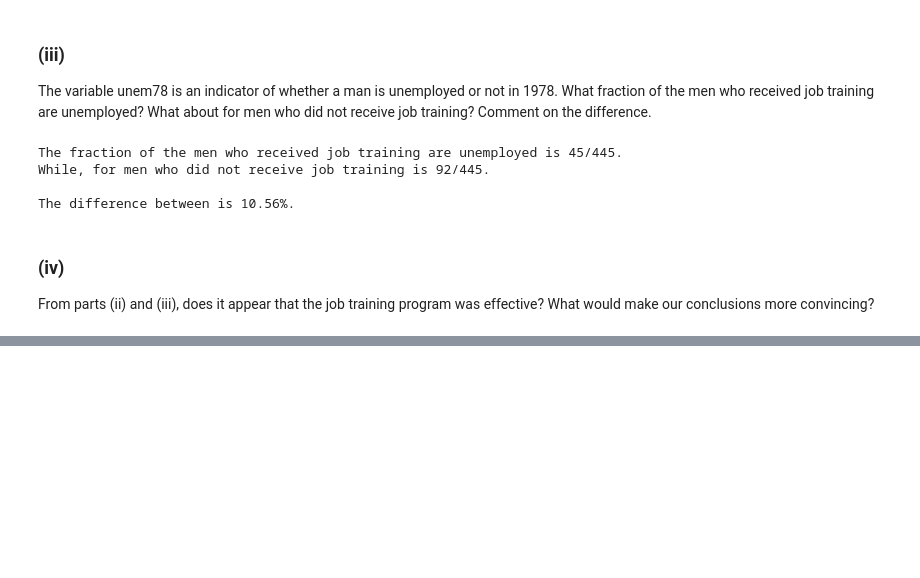
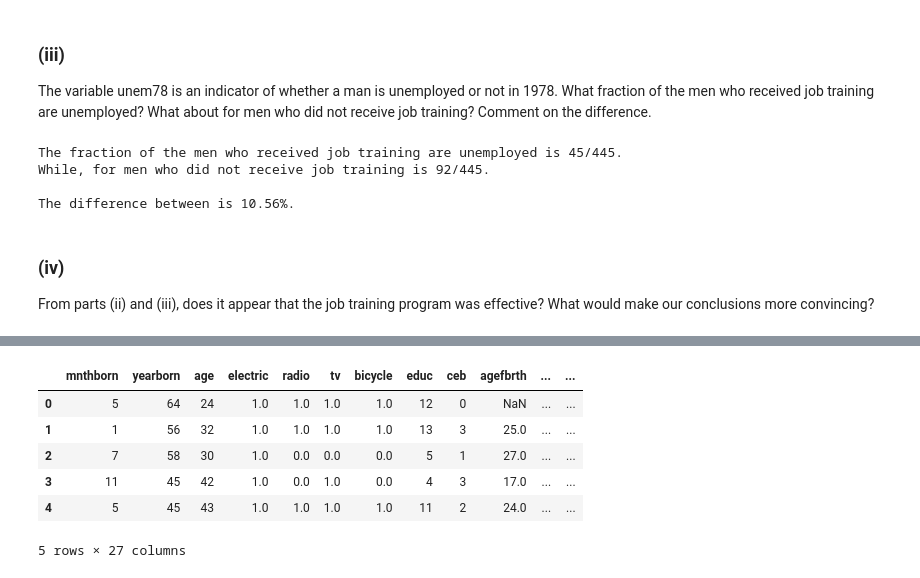
Before and after one commit to mjoshua97241/Introduction-to-Econometrics, a Jupyter notebook: Jupyter Notebook/Chapter 1 Computer Exercises.ipynb, the cells around one changed output, grey strips where cells are left out. Drawn from its saved outputs; the diff is of its cells as text; code cells hidden in the pictures; blank space fills up the shorter version.

```diff
--- a/Jupyter Notebook/Chapter 1 Computer Exercises.ipynb
+++ b/Jupyter Notebook/Chapter 1 Computer Exercises.ipynb
@@ -582,0 +608,11 @@ From parts (ii) and (iii), does it appear that the job training program was effe
+# %%
+fertil2_data = wooldridge.data("fertil2")
+fertil2_data.head()
+# %% [output]
+|  | mnthborn | yearborn | age | electric | radio | tv | bicycle | educ | ceb | agefbrth | ... | ... |
+| 0 | 5 | 64 | 24 | 1.0 | 1.0 | 1.0 | 1.0 | 12 | 0 | NaN | ... | ... |
+| 1 | 1 | 56 | 32 | 1.0 | 1.0 | 1.0 | 1.0 | 13 | 3 | 25.0 | ... | ... |
+| 2 | 7 | 58 | 30 | 1.0 | 0.0 | 0.0 | 0.0 | 5 | 1 | 27.0 | ... | ... |
+| 3 | 11 | 45 | 42 | 1.0 | 0.0 | 1.0 | 0.0 | 4 | 3 | 17.0 | ... | ... |
+| 4 | 5 | 45 | 43 | 1.0 | 1.0 | 1.0 | 1.0 | 11 | 2 | 24.0 | ... | ... |
+5 rows × 27 columns
```
Also changed, not shown: parts of 14 cells of this notebook.
